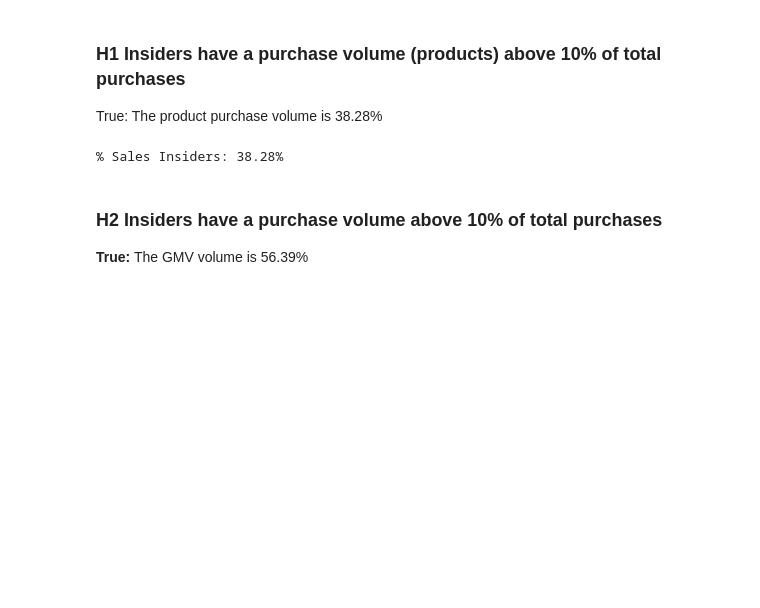
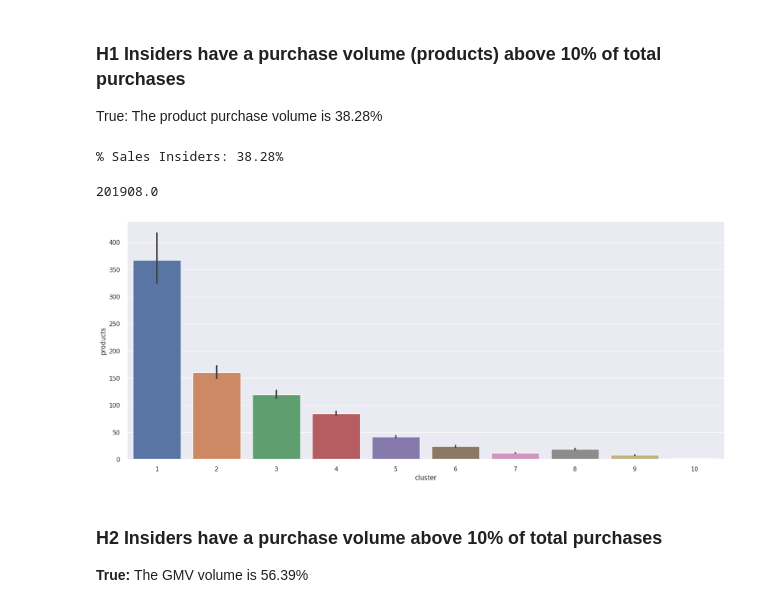
Before and after one commit to Eduardo-95-DS/Insiders-clustering, a Jupyter notebook: notebooks/look_8-ear-eda.ipynb, the cells around one changed output. Saved outputs shown, nothing was run; the diff lists cells and outputs as text; code cells hidden in the pictures; blank space fills up the shorter version.

Commit message:
added clusters numbers organization

```diff
--- a/notebooks/look_8-ear-eda.ipynb
+++ b/notebooks/look_8-ear-eda.ipynb
@@ -2608,6 +2608,18 @@ df_cluster
 | 7 | 7 | 356 | 6.25 % | $ 201.17 | 1.19 % | 58 | 18 | ... |
 | 8 | 8 | 494 | 8.68 % | $ 69.85 | 0.41 % | 18 | 7 | ... |
 | 9 | 9 | 213 | 3.74 % | $ 13.15 | 0.08 % | 1 | 1 | ... |
+# %%
+df8['cluster']=df8['cluster'].apply(lambda x: 1 if x == 3
+                                         else 2 if x == 6
+                                         else 3 if x == 4
+                                         else 4 if x == 8
+                                         else 5 if x == 10
+                                         else 6 if x == 7
+                                         else 7 if x == 9
+                                         else 8 if x == 5
+                                         else 9 if x == 1
+                                         else 10
+                                    )
 # %% [markdown]
 # 9.0 EDA
 # %% [markdown]
@@ -2622,6 +2634,16 @@ df_sales_total = df8.loc[:, 'products'].sum()
 print('% Sales Insiders: {:.2f}%'.format(100*df_sales_insiders / df_sales_total))
 # %% [output]
 % Sales Insiders: 38.28%
+# %%
+df_sales_insiders = df8.loc[df8['cluster'] == 1, 'products'].sum()
+df_sales_insiders
+# %% [output]
+201908.0
+# %%
+rcParams['figure.figsize'] = 20,8
+sns.barplot(x='cluster',y='products',data=df8);
+# %% [output]
+[figure, added]
 # %% [markdown]
 ### H2 **Insiders have a purchase volume above 10% of total purchases**
 **True:** The GMV volume is 56.39%
```
Also changed, not shown: parts of 31 cells of this notebook.
